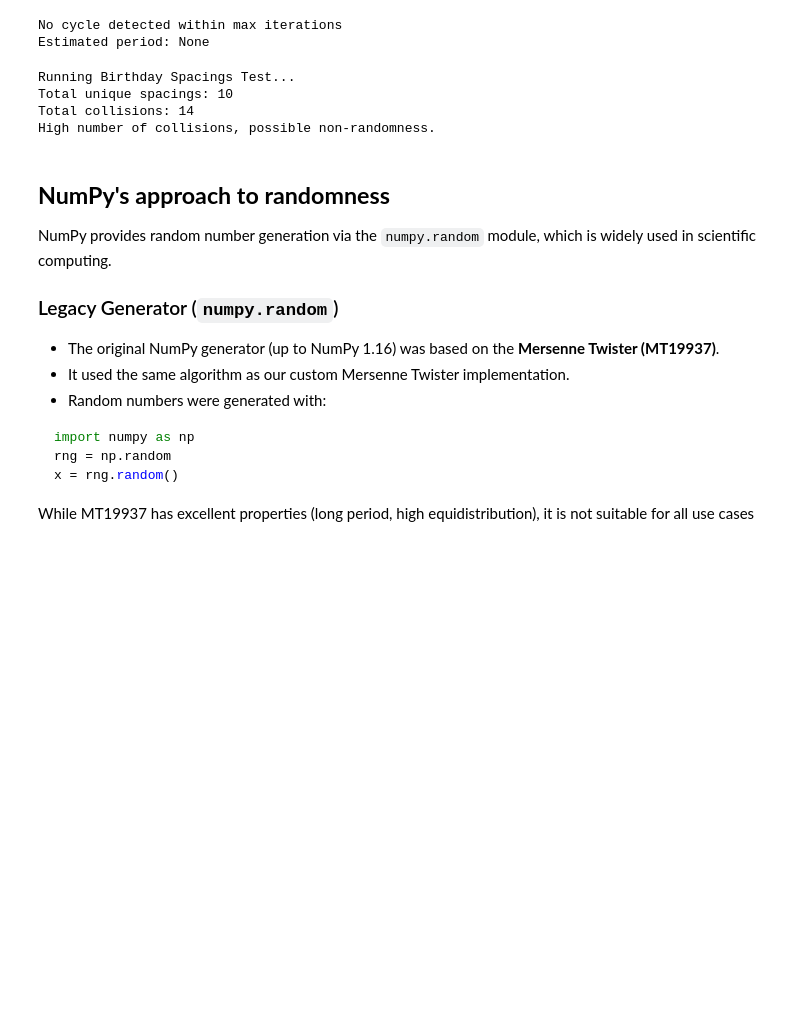
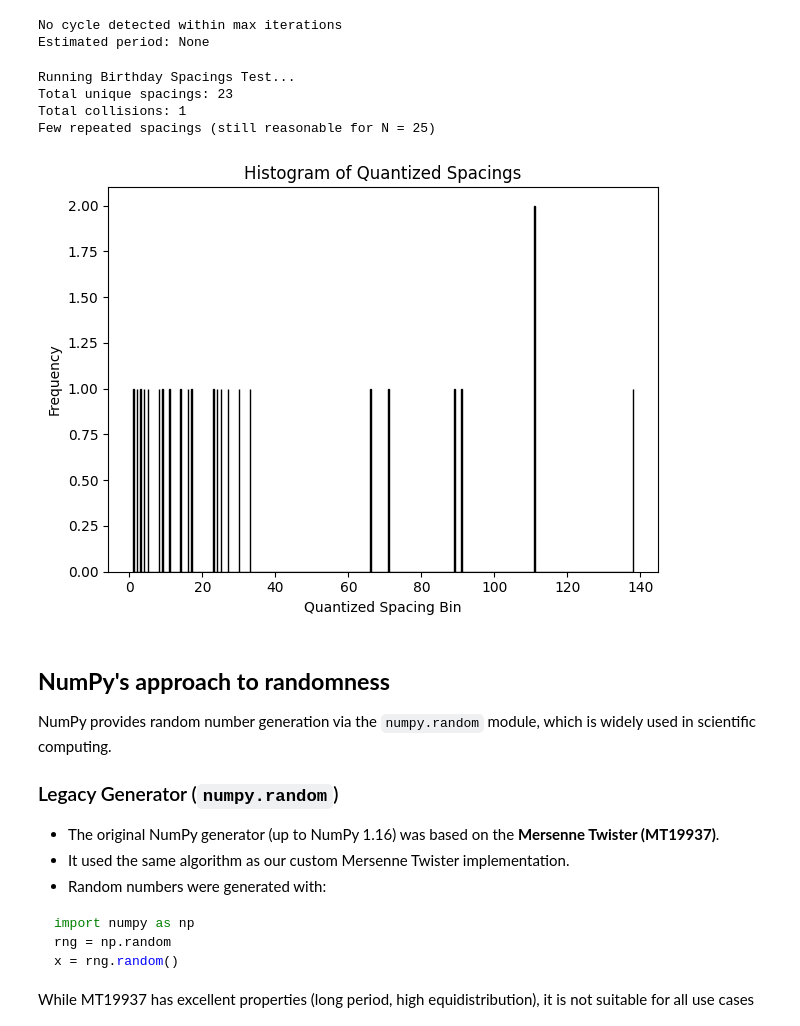
Before and after one commit to SimoneSped/focus_project_Comp_Astro, a Jupyter notebook: notebooks/Report.ipynb, the cells around one changed output. Drawn from its saved outputs; the diff is of its cells as text; code cells hidden in the pictures; blank space fills up the shorter version.

```diff
--- a/notebooks/Report.ipynb
+++ b/notebooks/Report.ipynb
@@ -347,10 +385,11 @@ Estimated period: None
 # %%
 from tests.tests import birthday_spacings_test
 
 # not sure about this test!
-birthday_spacings_test(lambda: mt.next(), N=25, bins=100)
+birthday_spacings_test(lambda: mt.next(), N=25, bins=1000)
 # %% [output]
 Running Birthday Spacings Test...
-Total unique spacings: 10
-Total collisions: 14
-High number of collisions, possible non-randomness.
+Total unique spacings: 23
+Total collisions: 1
+Few repeated spacings (still reasonable for N = 25)
+[figure, added]
```
Also changed, not shown: parts of 6 cells of this notebook, 13 other files.
